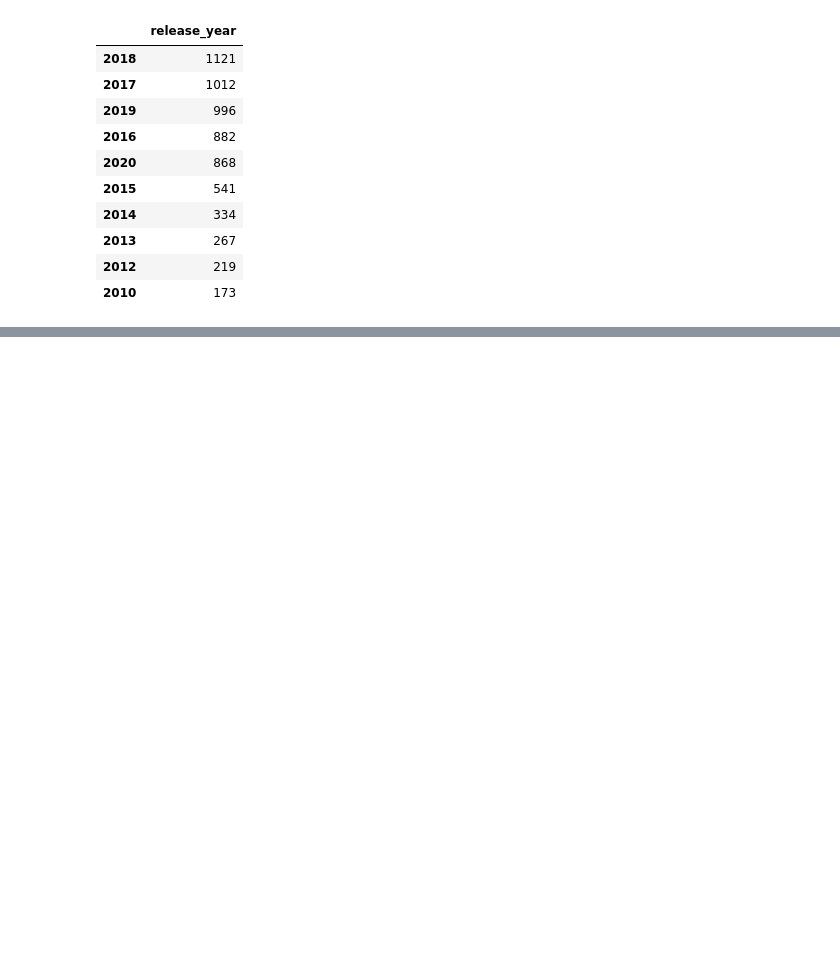
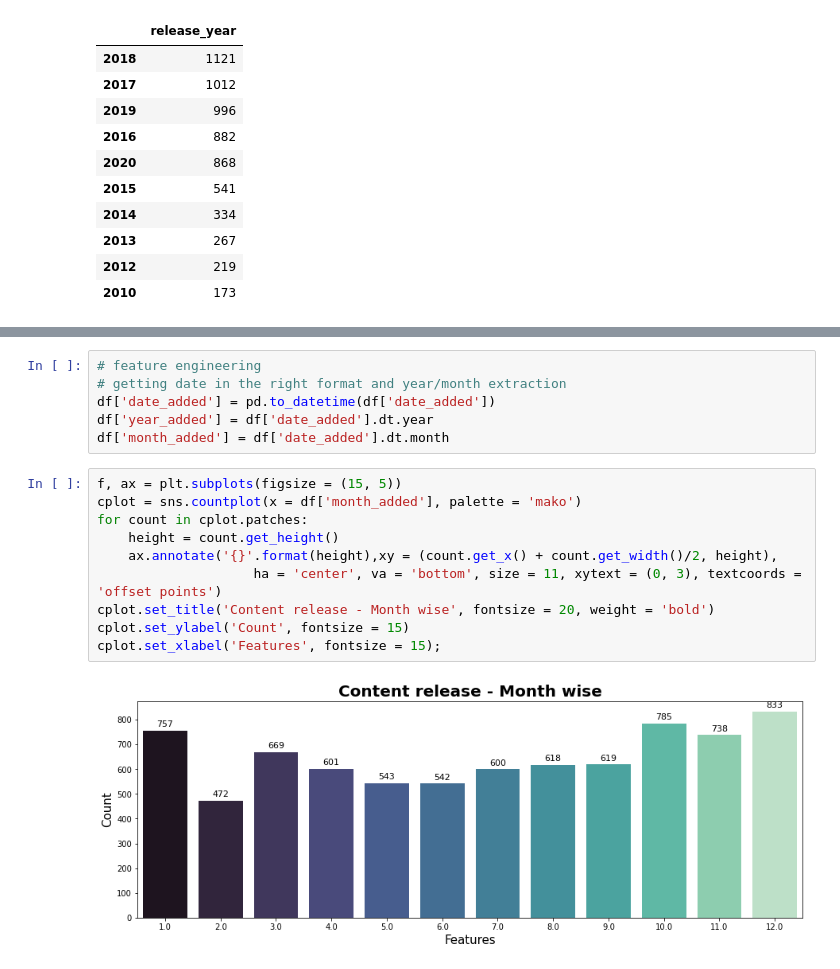
Before and after one commit to amrita-sarkar1/Netflix-Movies-and-TV-Shows-Clustering, a Jupyter notebook: Netflix_Movies_and_TV_Shows_Clustering.ipynb, the cells around one changed output, grey strips where cells are left out. Cells and saved outputs as stored; diff of their text form; blank space fills up the shorter version.

```diff
--- a/Netflix_Movies_and_TV_Shows_Clustering.ipynb
+++ b/Netflix_Movies_and_TV_Shows_Clustering.ipynb
@@ -363,0 +471,18 @@ fig.update_traces(textposition = 'inside', textinfo = 'percent+label', textfont_
+# %%
+# feature engineering
+# getting date in the right format and year/month extraction
+df['date_added'] = pd.to_datetime(df['date_added'])
+df['year_added'] = df['date_added'].dt.year
+df['month_added'] = df['date_added'].dt.month
+# %%
+f, ax = plt.subplots(figsize = (15, 5))
+cplot = sns.countplot(x = df['month_added'], palette = 'mako')
+for count in cplot.patches:
+    height = count.get_height()
+    ax.annotate('{}'.format(height),xy = (count.get_x() + count.get_width()/2, height),
+                    ha = 'center', va = 'bottom', size = 11, xytext = (0, 3), textcoords = 'offset points')
+cplot.set_title('Content release - Month wise', fontsize = 20, weight = 'bold')
+cplot.set_ylabel('Count', fontsize = 15)
+cplot.set_xlabel('Features', fontsize = 15);
+# %% [output]
+[figure, added]
```
Also changed, not shown: parts of 14 cells of this notebook.
